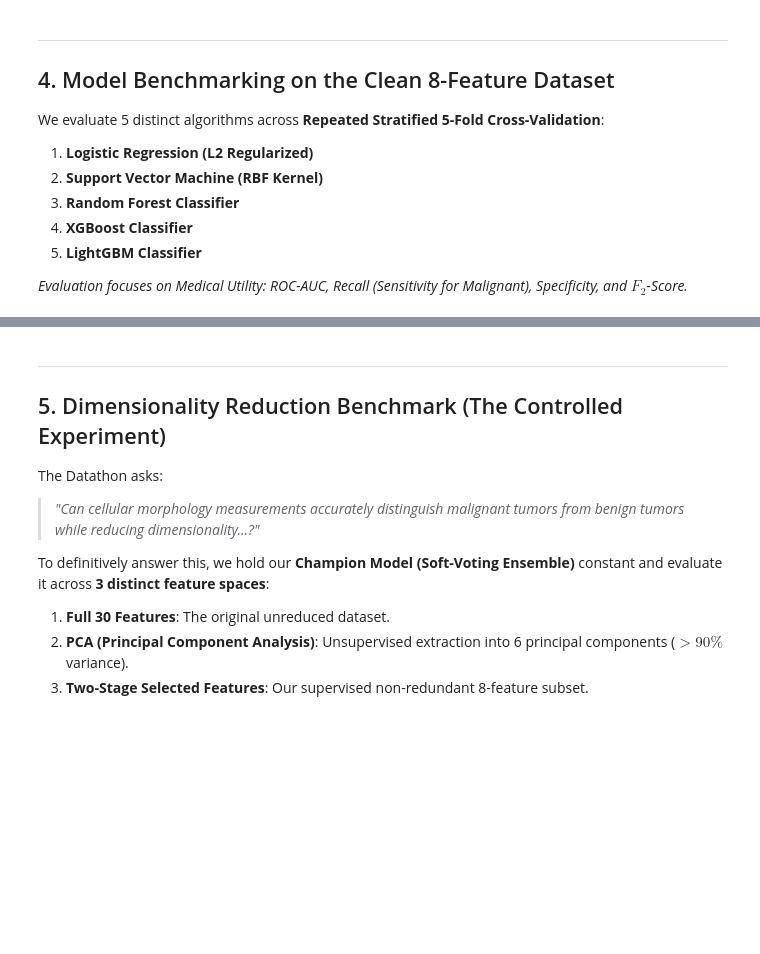
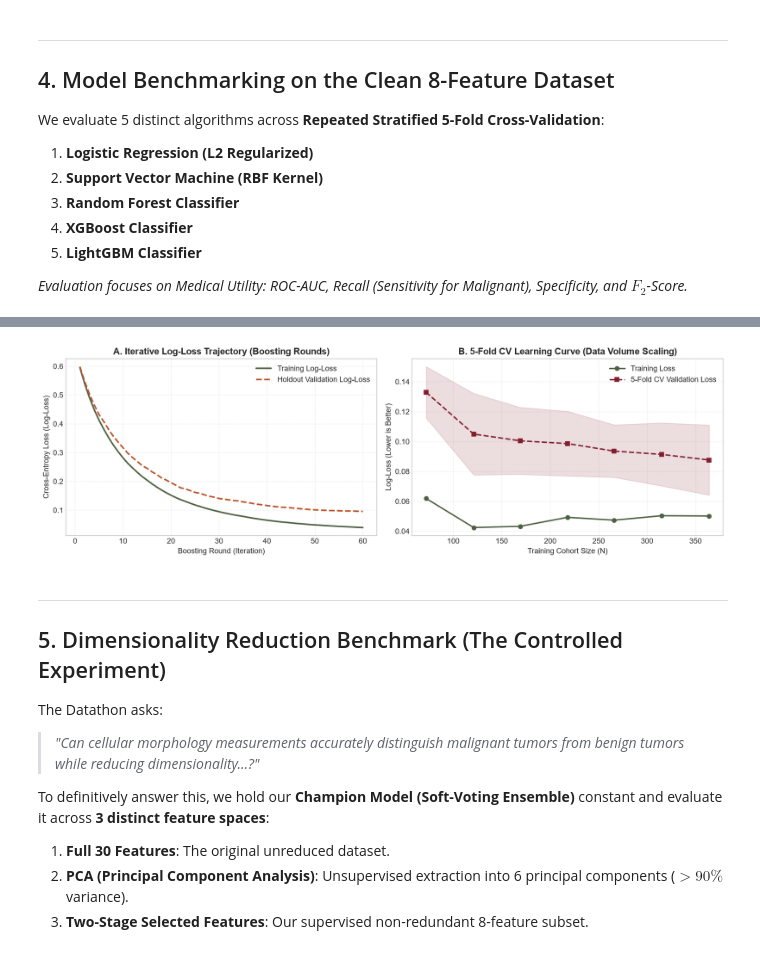
Before and after one commit to puitandysatyam/DataRushFIT_BreastCancer_Detection, a Jupyter notebook: notebooks/Explainable_Breast_Cancer_Classification.ipynb, the cells around one changed output, grey strips where cells are left out. Drawn from its saved outputs; the diff is of its cells as text; code cells hidden in the pictures; blank space fills up the shorter version.

```diff
--- a/notebooks/Explainable_Breast_Cancer_Classification.ipynb
+++ b/notebooks/Explainable_Breast_Cancer_Classification.ipynb
@@ -430,5 +468,52 @@ Soft-Voting Ensemble 5-Fold Cross-Validation Performance:
   * Recall (Malignant Sensitivity): 0.9471
   * F2-Score: 0.9551
+# %%
+# Validation Loss Trajectory and Cross-Validation Learning Curve
+fig, axes = plt.subplots(1, 2, figsize=(14, 4.5))
+
+# Panel A: Boosting Rounds Iterative Log-Loss Convergence
+xgb_eval = xgb.XGBClassifier(n_estimators=60, max_depth=3, learning_rate=0.08, eval_metric='logloss', random_state=RANDOM_STATE)
+scaler_temp = StandardScaler()
+X_tr_sc = scaler_temp.fit_transform(X_train[optimal_features])
+X_te_sc = scaler_temp.transform(X_test[optimal_features])
+xgb_eval.fit(X_tr_sc, y_train, eval_set=[(X_tr_sc, y_train), (X_te_sc, y_test)], verbose=False)
+eval_res = xgb_eval.evals_result()
+
+epochs = range(1, len(eval_res['validation_0']['logloss']) + 1)
+axes[0].plot(epochs, eval_res['validation_0']['logloss'], label='Training Log-Loss', color='#4E6142', linewidth=2.2)
+axes[0].plot(epochs, eval_res['validation_1']['logloss'], label='Holdout Validation Log-Loss', color='#BC522B', linewidth=2.2, linestyle='--')
+axes[0].set_title("A. Iterative Log-Loss Trajectory (Boosting Rounds)", weight='bold')
+axes[0].set_xlabel("Boosting Round (Iteration)")
+axes[0].set_ylabel("Cross-Entropy Loss (Log-Loss)")
+axes[0].legend(loc='upper right')
+axes[0].grid(True, linestyle=':', alpha=0.6)
+
+# Panel B: 5-Fold Cross-Validation Learning Curve (Sample Size Progression)
+train_sizes, train_scores, val_scores = learning_curve(
+    ensemble_model,
+    X_train[optimal_features], y_train,
+    train_sizes=np.linspace(0.2, 1.0, 7),
+    cv=StratifiedKFold(n_splits=5, shuffle=True, random_state=RANDOM_STATE),
+    scoring='neg_log_loss',
+    n_jobs=1
+)
+train_loss_mean = -train_scores.mean(axis=1)
+val_loss_mean = -val_scores.mean(axis=1)
+val_loss_std = val_scores.std(axis=1)
+
+axes[1].plot(train_sizes, train_loss_mean, 'o-', color='#4E6142', label='Training Loss', linewidth=2)
+axes[1].plot(train_sizes, val_loss_mean, 's--', color='#821E2C', label='5-Fold CV Validation Loss', linewidth=2)
+axes[1].fill_between(train_sizes, val_loss_mean - val_loss_std, val_loss_mean + val_loss_std, color='#821E2C', alpha=0.15)
+axes[1].set_title("B. 5-Fold CV Learning Curve (Data Volume Scaling)", weight='bold')
+axes[1].set_xlabel("Training Cohort Size (N)")
+axes[1].set_ylabel("Log-Loss (Lower is Better)")
+axes[1].legend(loc='upper right')
+axes[1].grid(True, linestyle=':', alpha=0.6)
+
+plt.tight_layout()
+plt.show()
+# %% [output]
+[figure, added]
 # %% [markdown]
 ---
 ## 5. Dimensionality Reduction Benchmark (The Controlled Experiment)
```
Also changed, not shown: parts of 9 cells of this notebook, 10 other files.
